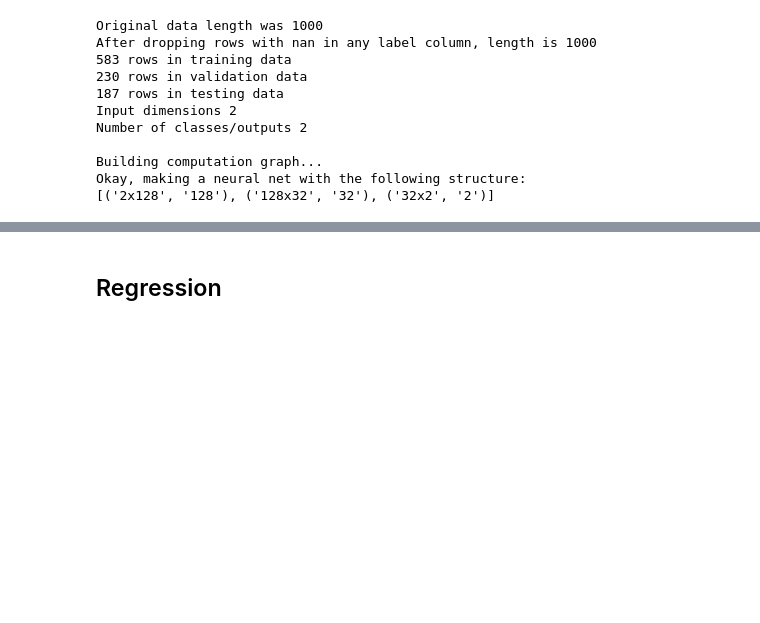
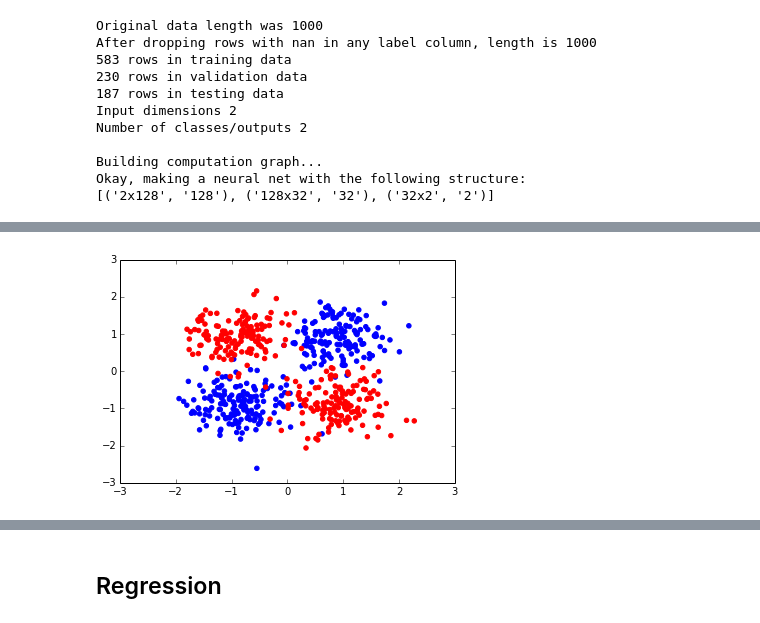
Before and after one commit to natashamjaques/PersonalizedML, a Jupyter notebook: TensorflowExample/practice_and_plot_nn.ipynb, the cells around one changed output, grey strips where cells are left out. Drawn from its saved outputs; the diff is of its cells as text; code cells hidden in the pictures; blank space fills up the shorter version.

```diff
--- a/TensorflowExample/practice_and_plot_nn.ipynb
+++ b/TensorflowExample/practice_and_plot_nn.ipynb
@@ -40,0 +79,7 @@ net.plot_binary_classification_data()
+# %%
+# Set the hyperparameters
+layer_sizes = [512,128,32]
+batch_size = 25
+learning_rate = .001
+dropout_prob = 0.5
+weight_penalty = 0.01
@@ -40,0 +89,3 @@ net.plot_binary_classification_data()
+# %%
+net = neural_net.NeuralNetwork(filename, 'xor_classifier', layer_sizes, batch_size,
+                               learning_rate, dropout_prob, weight_penalty)
@@ -40,0 +104,4 @@ net.plot_binary_classification_data()
+# %%
+net.plot_binary_classification_data()
+# %% [output]
+[figure, added]
```
Also changed, not shown: parts of 13 cells of this notebook, 50 other files.
